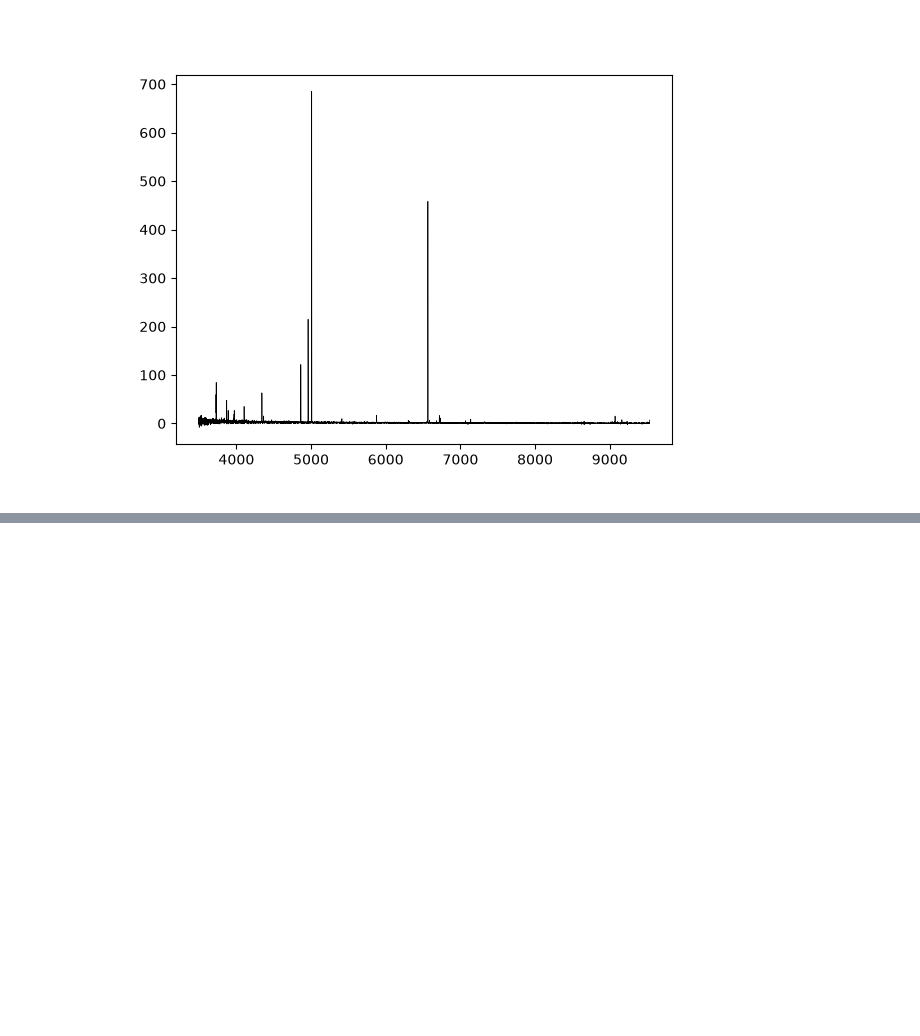
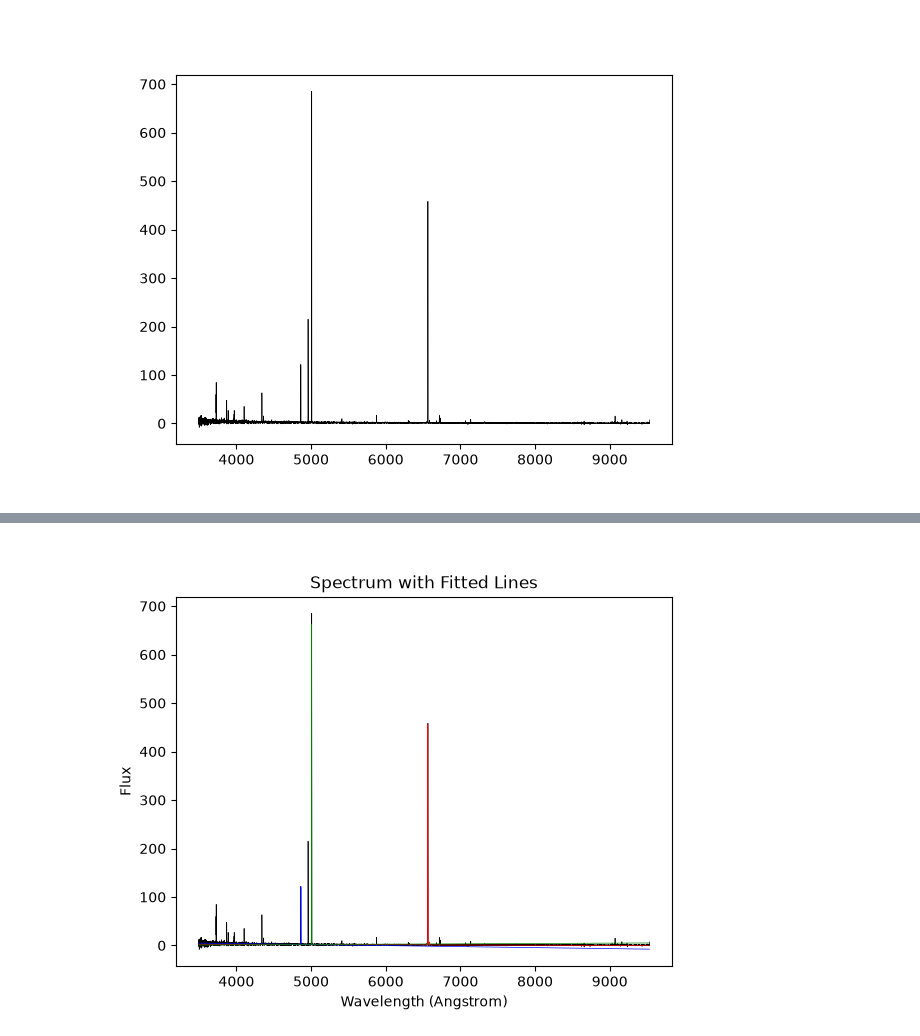
Before and after one commit to thevalentino/desi-selection-exploration, a Jupyter notebook: notebooks/line-measurements.ipynb, the cells around one changed output, grey strips where cells are left out. Saved outputs shown, nothing was run; the diff lists cells and outputs as text; code cells hidden in the pictures; blank space fills up the shorter version.

```diff
--- a/notebooks/line-measurements.ipynb
+++ b/notebooks/line-measurements.ipynb
@@ -87,0 +153,26 @@ plt.show()
+# %%
+p0_ha = initial_guesses(z, [6548.1, 6562.8, 6583.4], ha_n2_windows, (spec['wavelength'], spec['flux']), sigma=1.5)
+f_ha = make_gaussian_model([6548.1, 6562.8, 6583.4])(spec['wavelength'], *p0_ha)
+
+p0_hb = initial_guesses(z, [4863.0], [(4800, 4850), (4890, 4940)], (spec['wavelength'], spec['flux']), sigma=1.5)
+f_hb = make_gaussian_model([4863.0])(spec['wavelength'], *p0_hb)
+
+p0_o3 = initial_guesses(z, [5007.0], [(4890, 4940), (5030, 5080)], (spec['wavelength'], spec['flux']), sigma=1.5)
+f_o3 = make_gaussian_model([5007.0])(spec['wavelength'], *p0_o3)
+
+
+plt.figure(3)
+plt.clf()
+
+plt.xlabel('Wavelength (Angstrom)')
+plt.ylabel('Flux')
+plt.title('Spectrum with Fitted Lines')
+
+plt.plot(spec['wavelength'] / (1 + z), spec['flux'], color='black', lw=0.5)
+plt.plot(spec['wavelength'] / (1 + z), f_ha, color='red', lw=0.5)
+plt.plot(spec['wavelength'] / (1 + z), f_hb, color='blue', lw=0.5)
+plt.plot(spec['wavelength'] / (1 + z), f_o3, color='green', lw=0.5)
+
+plt.show()
+# %% [output]
+[figure, added]
```
Also changed, not shown: parts of 24 cells of this notebook.
